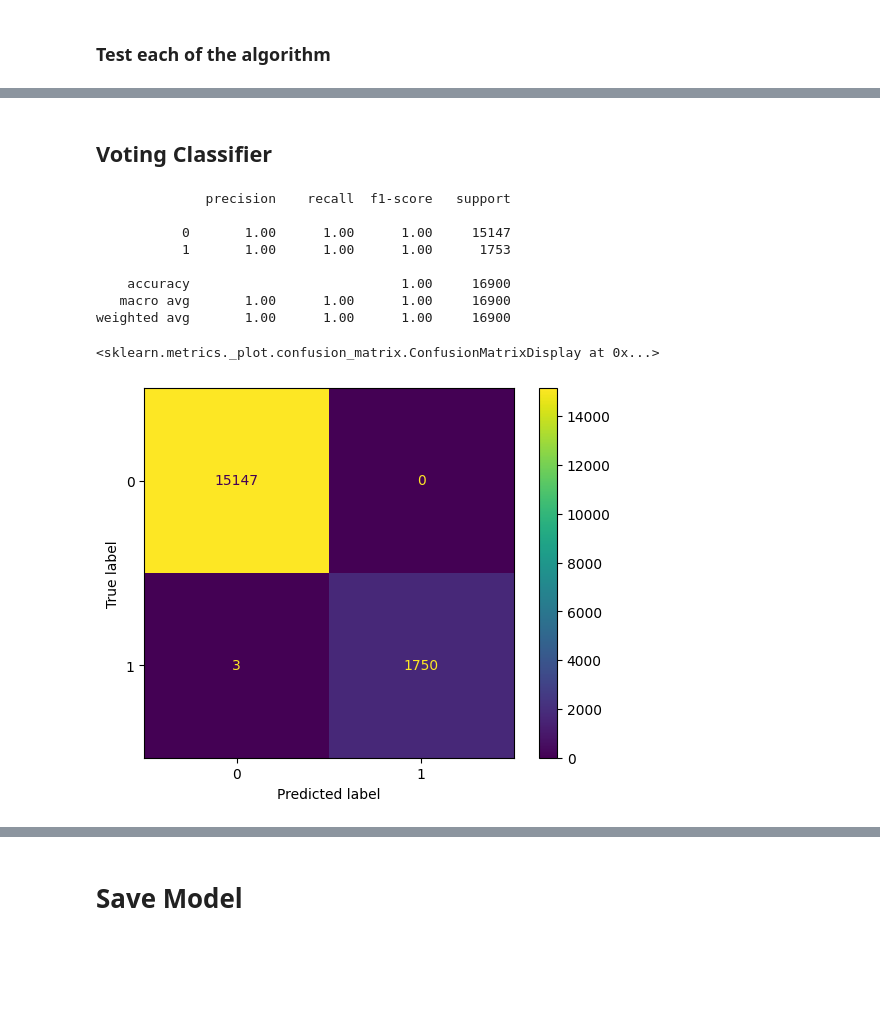
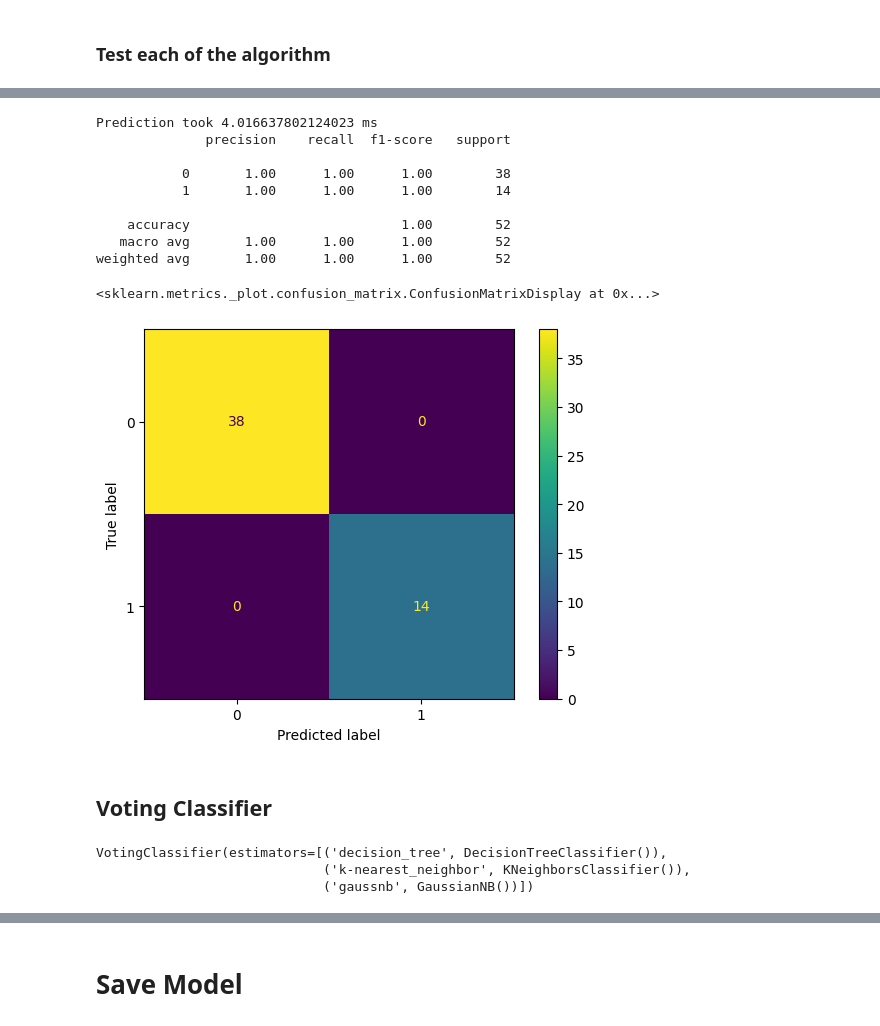
Before and after one commit to sijesimochi/Tugas-Akhir-FYS1, a Jupyter notebook: Model/model_and_graph.ipynb, the cells around one changed output, grey strips where cells are left out. Saved outputs shown, nothing was run; the diff lists cells and outputs as text; code cells hidden in the pictures; blank space fills up the shorter version.

```diff
--- a/Model/model_and_graph.ipynb
+++ b/Model/model_and_graph.ipynb
@@ -201,3 +276,26 @@ weighted avg       1.00      1.00      1.00     16900
+# %%
+knn = KNeighborsClassifier()
+knn.fit(X_train, Y_train)
+
+start_time = time.time()
+knn_predictions = knn.predict(X_val)
+end_time = time.time()
+
+print(f'Prediction took {(end_time - start_time) * 1e3} ms')
+print(classification_report(Y_val,knn_predictions))
+ConfusionMatrixDisplay.from_predictions(Y_val, knn_predictions)
+# %% [output]
+Prediction took 4.016637802124023 ms
+              precision    recall  f1-score   support
+
+           0       1.00      1.00      1.00        38
+           1       1.00      1.00      1.00        14
+
+    accuracy                           1.00        52
+   macro avg       1.00      1.00      1.00        52
+weighted avg       1.00      1.00      1.00        52
+<sklearn.metrics._plot.confusion_matrix.ConfusionMatrixDisplay at 0x...>
+[figure, added]
 # %% [markdown]
 ## Voting Classifier
 # %%
@@ -217,19 +315,7 @@ final_model = VotingClassifier(
 )
 # %%
 final_model.fit(X_train, Y_train)
-voting_prediction = model.predict(X_val)
-print(classification_report(Y_val, voting_prediction))
 # %% [output]
-              precision    recall  f1-score   support
-
-           0       1.00      1.00      1.00     15147
-           1       1.00      1.00      1.00      1753
-
-    accuracy                           1.00     16900
-   macro avg       1.00      1.00      1.00     16900
-weighted avg       1.00      1.00      1.00     16900
+VotingClassifier(estimators=[('decision_tree', DecisionTreeClassifier()),
+                             ('k-nearest_neighbor', KNeighborsClassifier()),
+                             ('gaussnb', GaussianNB())])
-# %%
-ConfusionMatrixDisplay.from_predictions(Y_val, voting_prediction)
-# %% [output]
-<sklearn.metrics._plot.confusion_matrix.ConfusionMatrixDisplay at 0x...>
-[figure, removed]
```
Also changed, not shown: parts of 23 cells of this notebook, 4 other files.
